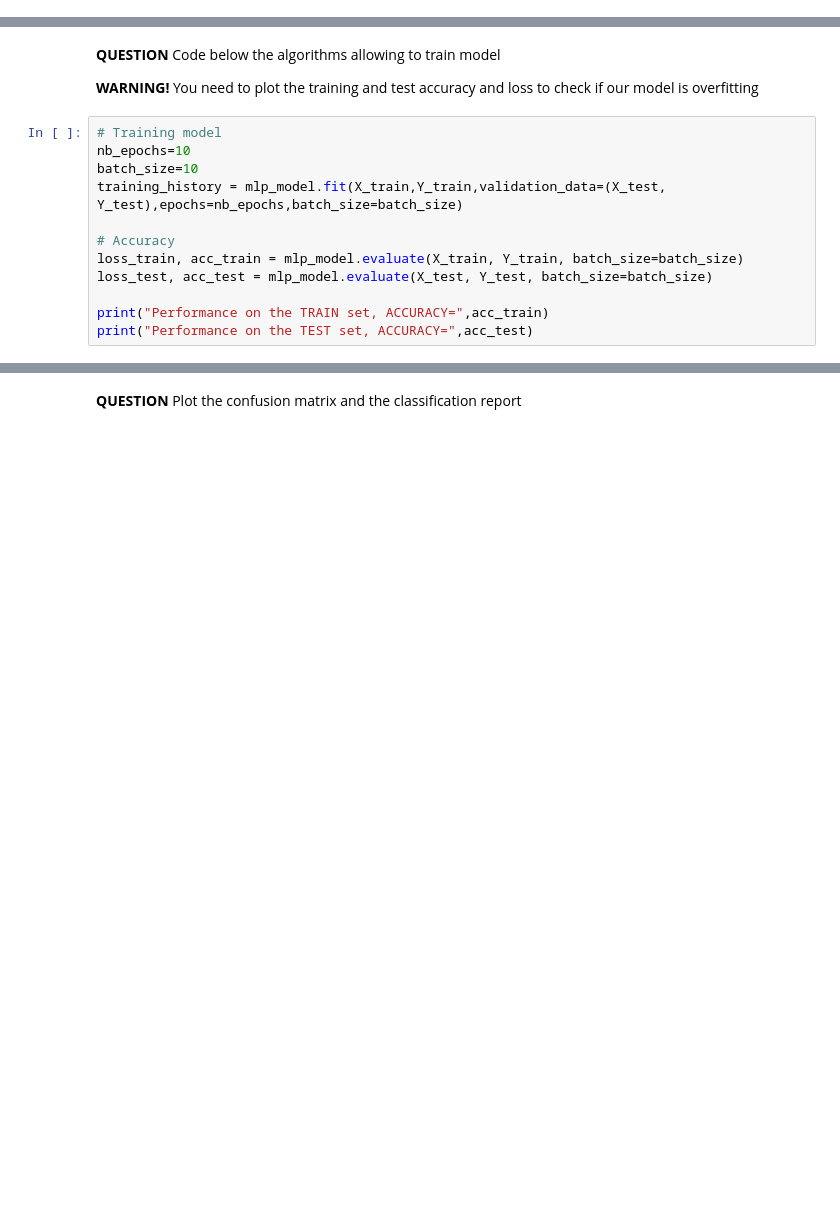
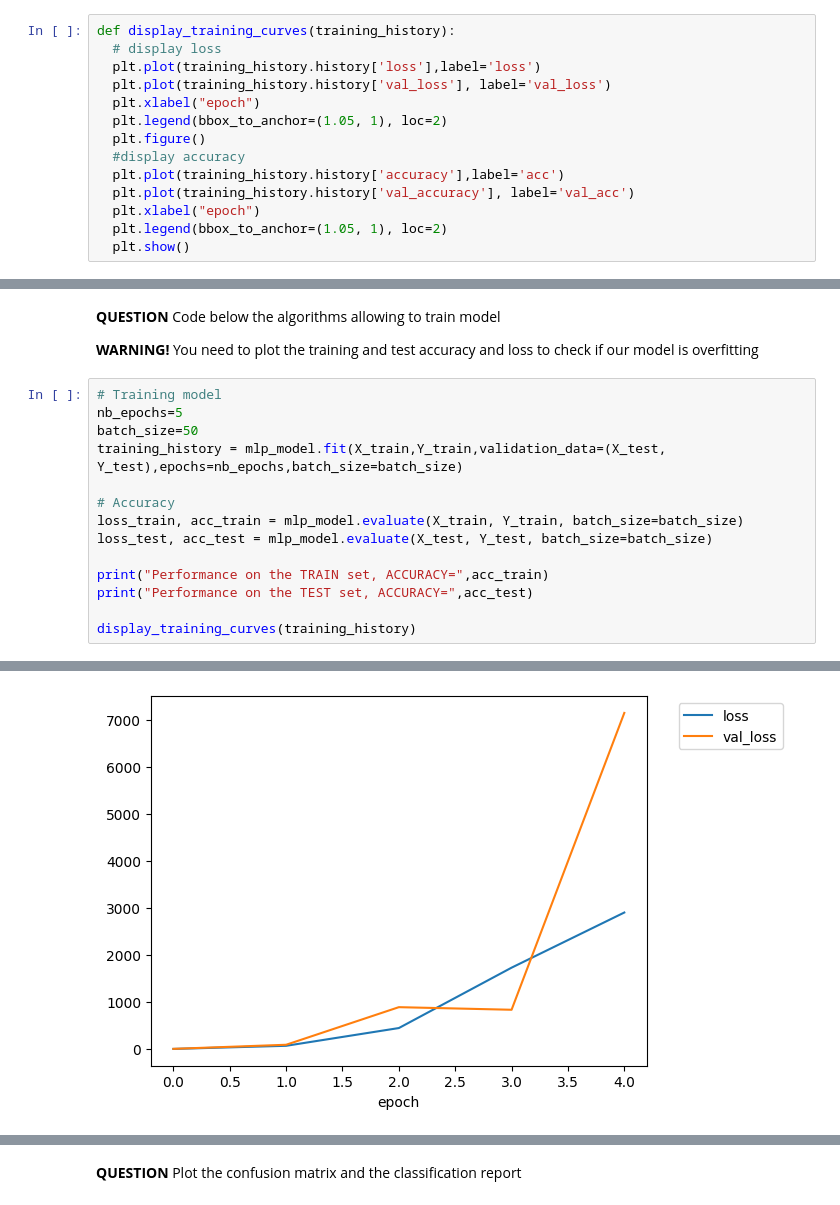
Before and after one commit to lucobyX6/Embedded_AI, a Jupyter notebook: 2_Jupyter/TP_IA_EMBARQUEE.ipynb, the cells around one changed output, grey strips where cells are left out. Saved outputs shown, nothing was run; the diff lists cells and outputs as text; blank space fills up the shorter version.

```diff
--- a/2_Jupyter/TP_IA_EMBARQUEE.ipynb
+++ b/2_Jupyter/TP_IA_EMBARQUEE.ipynb
@@ -186,3 +225,17 @@ Shape X_train : (3000, 6)
+# %%
+def display_training_curves(training_history):
+  # display loss
+  plt.plot(training_history.history['loss'],label='loss')
+  plt.plot(training_history.history['val_loss'], label='val_loss')
+  plt.xlabel("epoch")
+  plt.legend(bbox_to_anchor=(1.05, 1), loc=2)
+  plt.figure()
+  #display accuracy
+  plt.plot(training_history.history['accuracy'],label='acc')
+  plt.plot(training_history.history['val_accuracy'], label='val_acc')
+  plt.xlabel("epoch")
+  plt.legend(bbox_to_anchor=(1.05, 1), loc=2)
+  plt.show()
 # %% [markdown]
 **QUESTION** Code below the model architecture
 # %%
@@ -243,8 +279,8 @@ Performance on the TEST set, ACCURACY= 0.9976666569709778
 **WARNING!** You need to plot the training and test accuracy and loss to check if our model is overfitting
 # %%
 # Training model
-nb_epochs=10
-batch_size=10
+nb_epochs=5
+batch_size=50
 training_history = mlp_model.fit(X_train,Y_train,validation_data=(X_test, Y_test),epochs=nb_epochs,batch_size=batch_size)
 
 # Accuracy
@@ -253,4 +289,6 @@ loss_test, acc_test = mlp_model.evaluate(X_test, Y_test, batch_size=batch_size)
 
 print("Performance on the TRAIN set, ACCURACY=",acc_train)
 print("Performance on the TEST set, ACCURACY=",acc_test)
+
+display_training_curves(training_history)
 # %% [output]
@@ -273,0 +309 @@ Performance on the TEST set, ACCURACY= 0.9976666569709778
+[figure, added]
```
Also changed, not shown: parts of 26 cells of this notebook, 51 other files.
